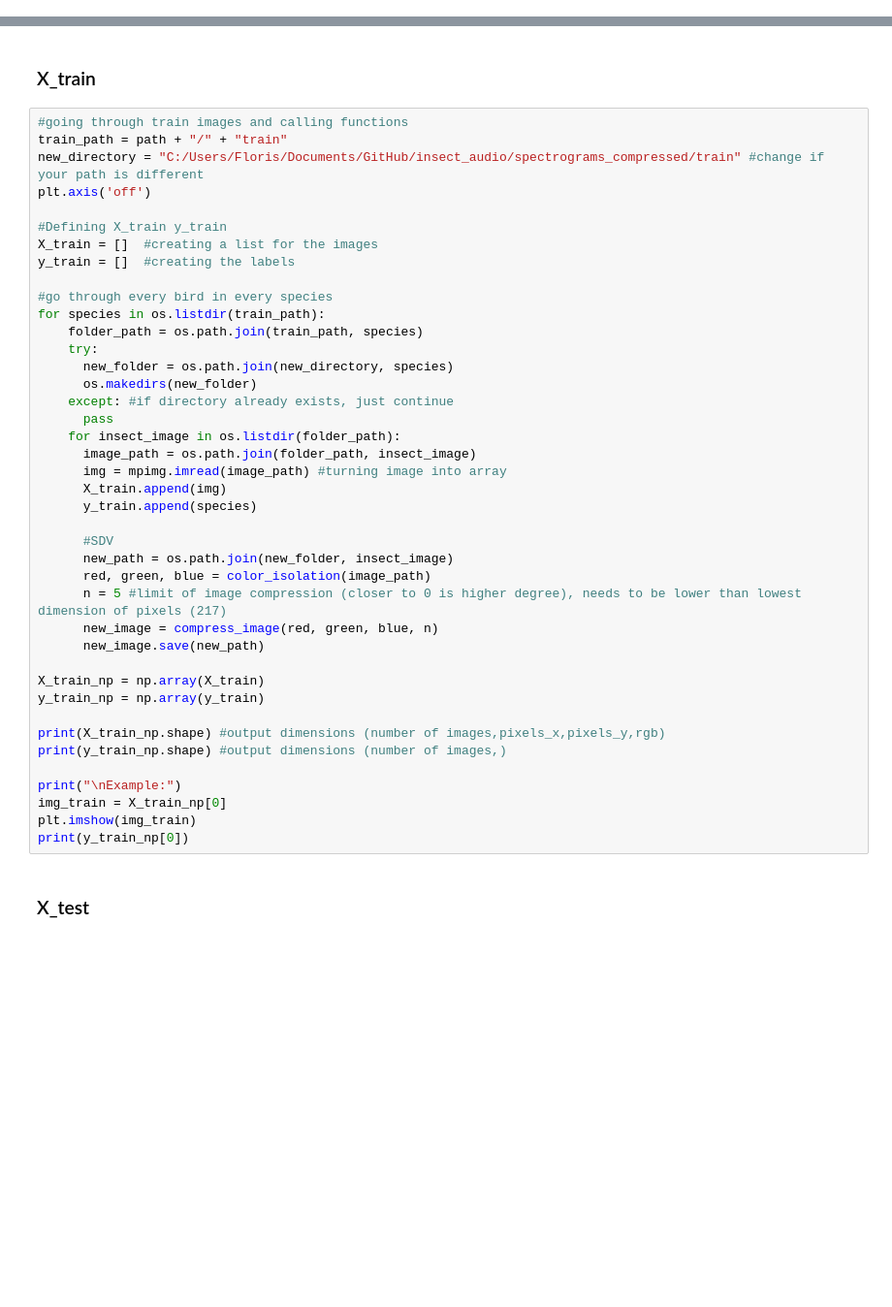
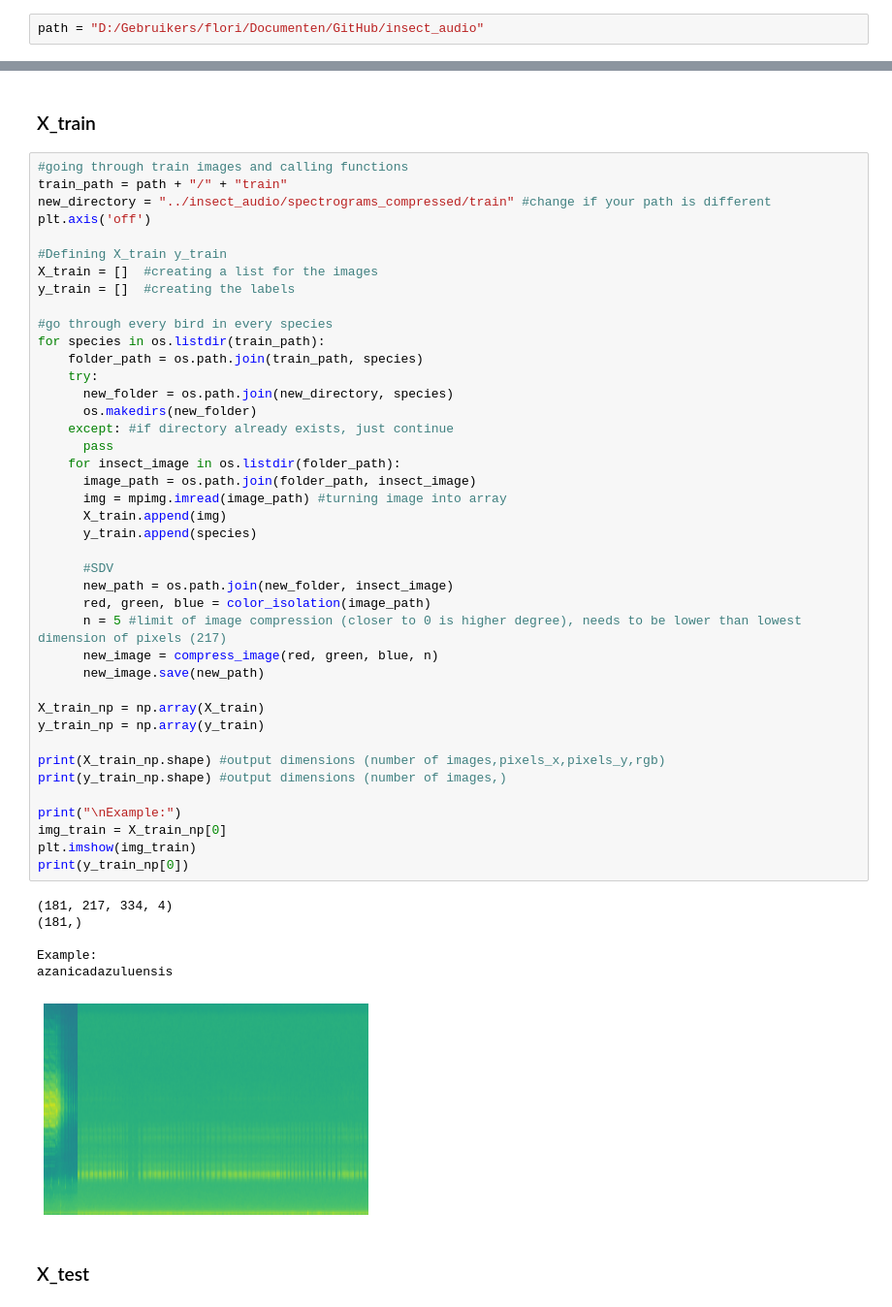
Before and after one commit to xorgoat/Chitter_ML, a Jupyter notebook: Insect Audio Model.ipynb, the cells around one changed output, grey strips where cells are left out. Shown at 97% size. Saved outputs shown, nothing was run; the diff lists cells and outputs as text; blank space fills up the shorter version.

```diff
--- a/Insect Audio Model.ipynb
+++ b/Insect Audio Model.ipynb
@@ -14,3 +12,5 @@ path = "C:/Users/floris/Documents/GitHub/insect_audio"
+# %%
+path = "D:/Gebruikers/flori/Documenten/GitHub/insect_audio"
 # %%
 #basic libraries
 import pandas as pd
@@ -98,7 +101,7 @@ display(new_image) #do NOT use img.show() https://stackoverflow.com/questions/60
 # %%
 #going through train images and calling functions
 train_path = path + "/" + "train"
-new_directory = "C:/Users/Floris/Documents/GitHub/insect_audio/spectrograms_compressed/train" #change if your path is different
+new_directory = "../insect_audio/spectrograms_compressed/train" #change if your path is different
 plt.axis('off')
 
 #Defining X_train y_train
@@ -109,33 +112,40 @@ y_train = []  #creating the labels
 for species in os.listdir(train_path):
     folder_path = os.path.join(train_path, species)
     try:
       new_folder = os.path.join(new_directory, species)
       os.makedirs(new_folder)
     except: #if directory already exists, just continue
       pass
     for insect_image in os.listdir(folder_path):
       image_path = os.path.join(folder_path, insect_image)
       img = mpimg.imread(image_path) #turning image into array
       X_train.append(img)
       y_train.append(species)
 
       #SDV
       new_path = os.path.join(new_folder, insect_image)
       red, green, blue = color_isolation(image_path)
       n = 5 #limit of image compression (closer to 0 is higher degree), needs to be lower than lowest dimension of pixels (217)
       new_image = compress_image(red, green, blue, n)
       new_image.save(new_path)
 
 X_train_np = np.array(X_train)
 y_train_np = np.array(y_train)
 
 print(X_train_np.shape) #output dimensions (number of images,pixels_x,pixels_y,rgb)
 print(y_train_np.shape) #output dimensions (number of images,)
 
 print("\nExample:")
 img_train = X_train_np[0]
 plt.imshow(img_train)
 print(y_train_np[0])
+# %% [output]
+(181, 217, 334, 4)
+(181,)
+
+Example:
+azanicadazuluensis
+[figure, added]
 # %% [markdown]
 ### X_test
 # %%
```
Also changed, not shown: parts of 7 cells of this notebook, 1 other file.
